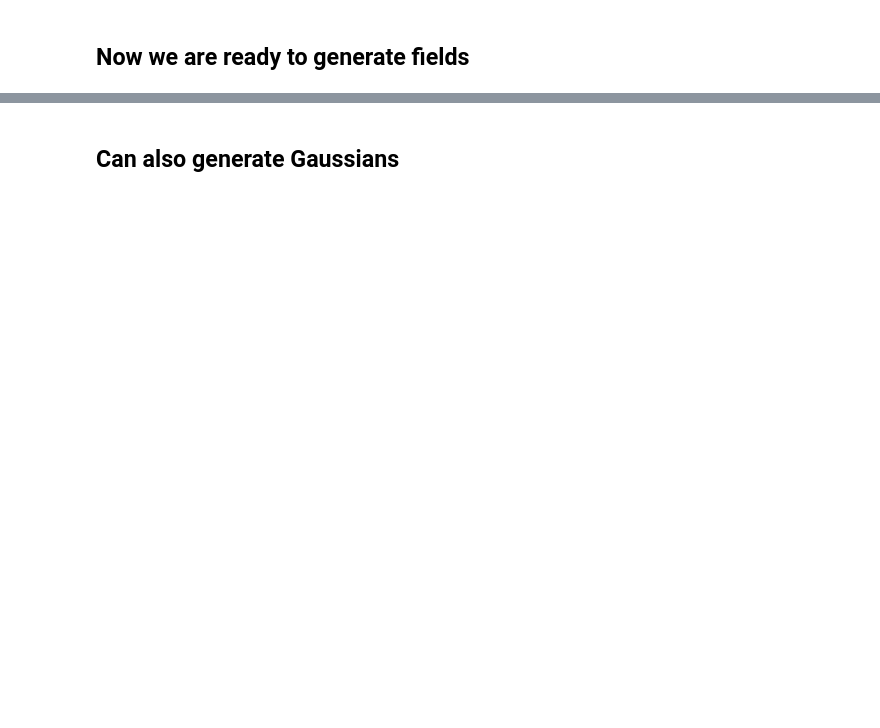
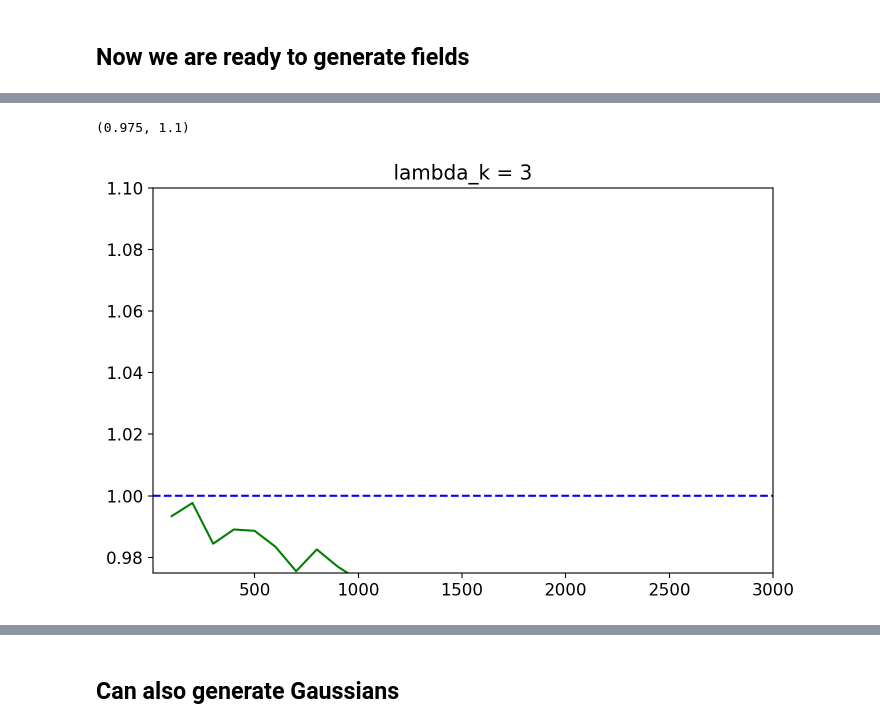
Before and after one commit to Saladino93/fieldgen, a Jupyter notebook: notebooks/example.ipynb, the cells around one changed output, grey strips where cells are left out. Drawn from its saved outputs; the diff is of its cells as text; code cells hidden in the pictures; blank space fills up the shorter version.

```diff
--- a/notebooks/example.ipynb
+++ b/notebooks/example.ipynb
@@ -126,2 +158,2 @@ del get_AB
 # %%
-Getter = fgutils.SpectraGetter(cls, fixed_index)
+Getter = fgutils.SpectraGetter(cls.copy(), fixed_index)
@@ -131,0 +301,23 @@ LC = lognormal.LognormalConditionedSims(Nfields-1, Getter, realized_field_index
+# %%
+plt.title(f"lambda_k = {lambda_k}")
+
+theory_gg = LC.get_AB(0, 0)
+plt.plot(theory_gg/theory_gg, color = "b", ls = "--")
+
+bin_edges = np.arange(50, 3000, 100)
+centst, dt = fgutils.simple_binning(theory_gg, bin_edges)
+
+pixwin = hp.pixwin(nside)[:3*nside]
+
+cents, a = fgutils.simple_binning(hp.alm2cl(alms[0]), bin_edges)
+plt.plot(cents, a/dt, color = "r")
+
+
+cents, a = fgutils.simple_binning(hp.alm2cl(alms2[0]), bin_edges)
+plt.plot(cents, a/dt, color = "g")
+
+plt.xlim(10, 3000)
+plt.ylim(0.975, 1.1)
+# %% [output]
+(0.975, 1.1)
+[figure, added]
```
Also changed, not shown: parts of 30 cells of this notebook, 5 other files.
